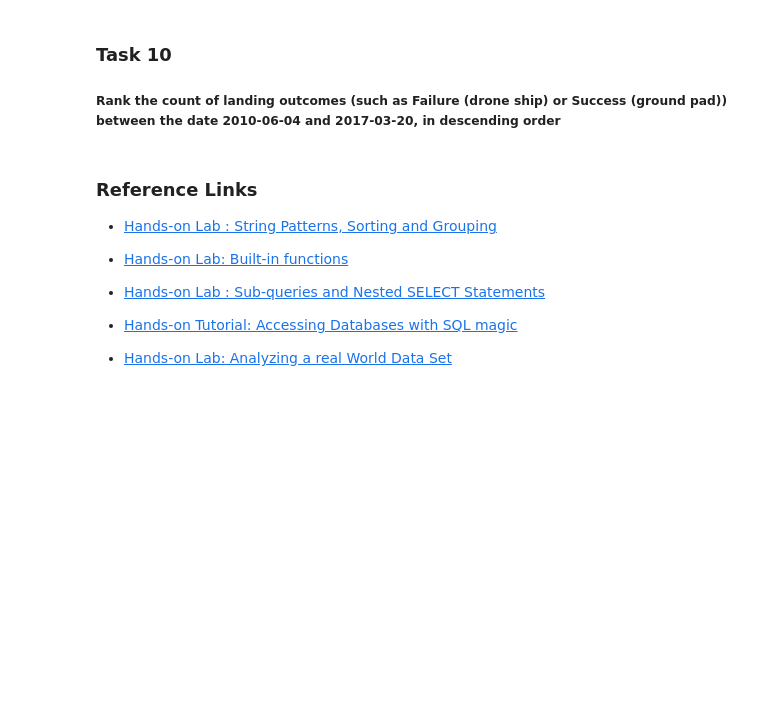
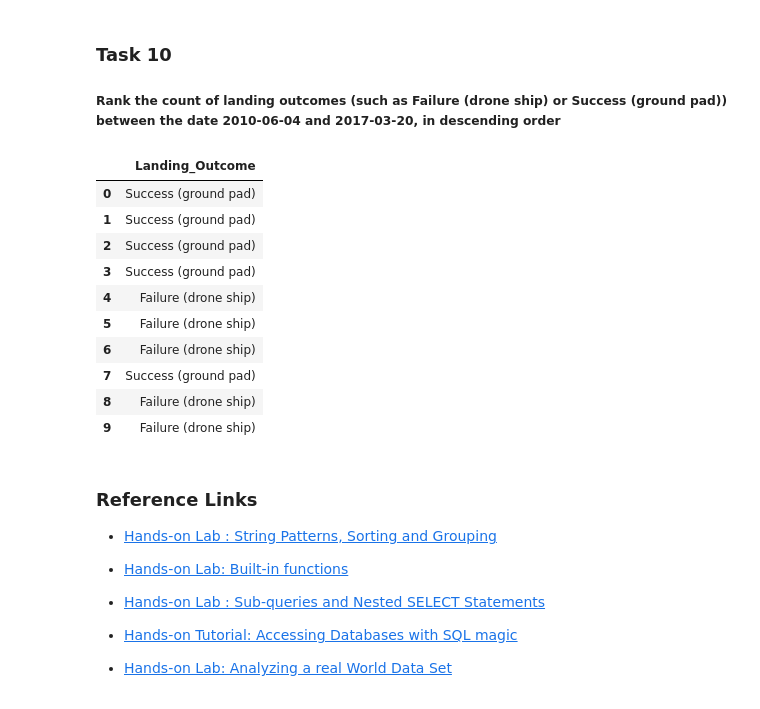
Before and after one commit to vvchauit/10_Applied_Data_Science_Capstone, a Jupyter notebook: jupyter-labs-eda-sql-coursera.ipynb, the cells around one changed output. Saved outputs shown, nothing was run; the diff lists cells and outputs as text; code cells hidden in the pictures; blank space fills up the shorter version.

```diff
--- a/jupyter-labs-eda-sql-coursera.ipynb
+++ b/jupyter-labs-eda-sql-coursera.ipynb
@@ -147,6 +298,24 @@ Now write and execute SQL queries to solve the assignment tasks.
 ### Task 10
 
 ##### Rank the count of landing outcomes (such as Failure (drone ship) or Success (ground pad)) between the date 2010-06-04 and 2017-03-20, in descending order
+# %%
+cursorObj.execute('''SELECT Landing_Outcome FROM SPACEX
+ WHERE Landing_Outcome= 'Failure (drone ship)' or Landing_Outcome= 'Success (ground pad)'  and (DATE BETWEEN '2010-06-04' AND '2017-03-20') ORDER BY DATE DESC;''')
+rows = cursorObj.fetchall()
+df=pd.DataFrame(rows,columns=['Landing_Outcome'])
+df
+# %% [output]
+|  | Landing_Outcome |
+| 0 | Success (ground pad) |
+| 1 | Success (ground pad) |
+| 2 | Success (ground pad) |
+| 3 | Success (ground pad) |
+| 4 | Failure (drone ship) |
+| 5 | Failure (drone ship) |
+| 6 | Failure (drone ship) |
+| 7 | Success (ground pad) |
+| 8 | Failure (drone ship) |
+| 9 | Failure (drone ship) |
 # %% [markdown]
 ### Reference Links
 
```
Also changed, not shown: parts of 18 cells of this notebook.
